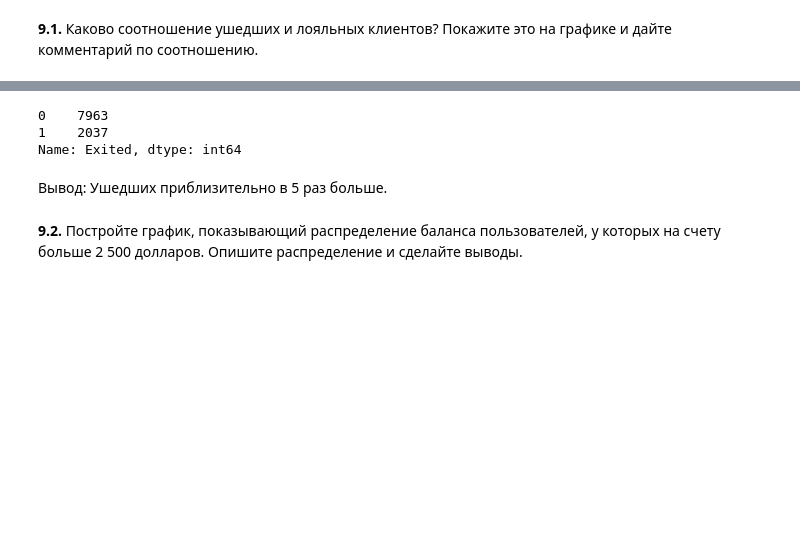
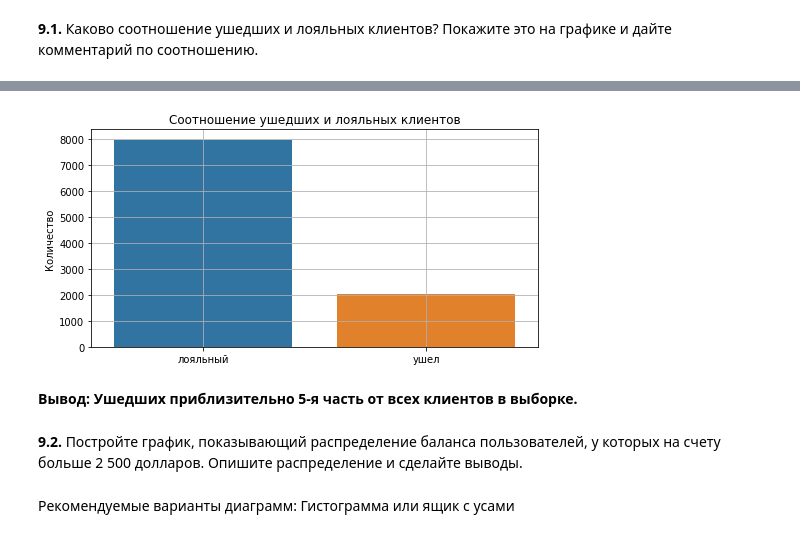
Before and after one commit to GalaFedorova/SkillFactory2, a Jupyter notebook: SF_DST/Python-13/DST_churn.ipynb, the cells around one changed output, grey strips where cells are left out. Saved outputs shown, nothing was run; the diff lists cells and outputs as text; code cells hidden in the pictures; blank space fills up the shorter version.

```diff
--- a/SF_DST/Python-13/DST_churn.ipynb
+++ b/SF_DST/Python-13/DST_churn.ipynb
@@ -109,19 +190,34 @@ __9.1.__ Каково соотношение ушедших и лояльных
+# %%
+# seaborn
+fig = plt.figure(figsize=(8, 4))
+barplot=sns.barplot(y=exited_data,
+            x=exited_data.index,
+            orient='v',
+            )
+barplot.set_title('Соотношение ушедших и лояльных клиентов');
+barplot.set_ylabel('Количество');
+barplot.grid()
+# %% [output]
+[figure, added]
 # %%
-fig = px.pie(
-    data_frame=churn_data, #датафрейм
-    names='Exited',
+# Plotly
+#строим график
+fig = px.bar(
+    exited_data, #датафрейм
+    y="Exited", #ось y
+    text = 'Exited', #текст на столбцах
+    orientation='v', #ориентация графика
     height=400, #высота
     width=500, #ширина
-    title='Соотношение ушедших и лояльных клиентов' #заголовок
+    title='Соотношение ушедших и лояльных клиентов', #заголовок
+
 )
+#отображаем его
 fig.show()
-display(churn_data['Exited'].value_counts())
-# %% [output]
-0    7963
-1    2037
-Name: Exited, dtype: int64
-# %% [markdown]
-Вывод: Ушедших приблизительно в 5 раз больше.
+# %% [markdown]
+__Вывод: Ушедших приблизительно 5-я часть от всех клиентов в выборке.__
 # %% [markdown]
 __9.2.__ Постройте график, показывающий распределение баланса пользователей, у которых на счету больше 2 500 долларов.
 Опишите распределение и сделайте выводы.
+# %% [markdown]
+Рекомендуемые варианты диаграмм: Гистограмма или ящик с усами
```
Also changed, not shown: parts of 44 cells of this notebook.
